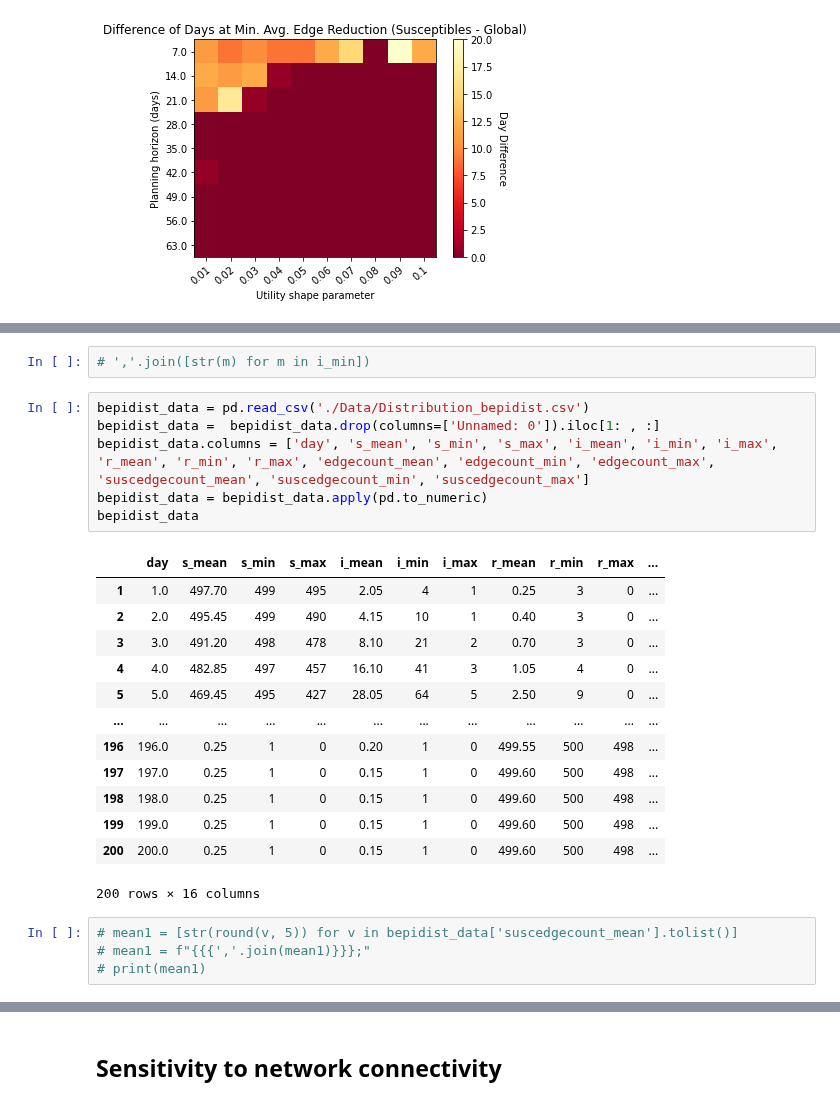
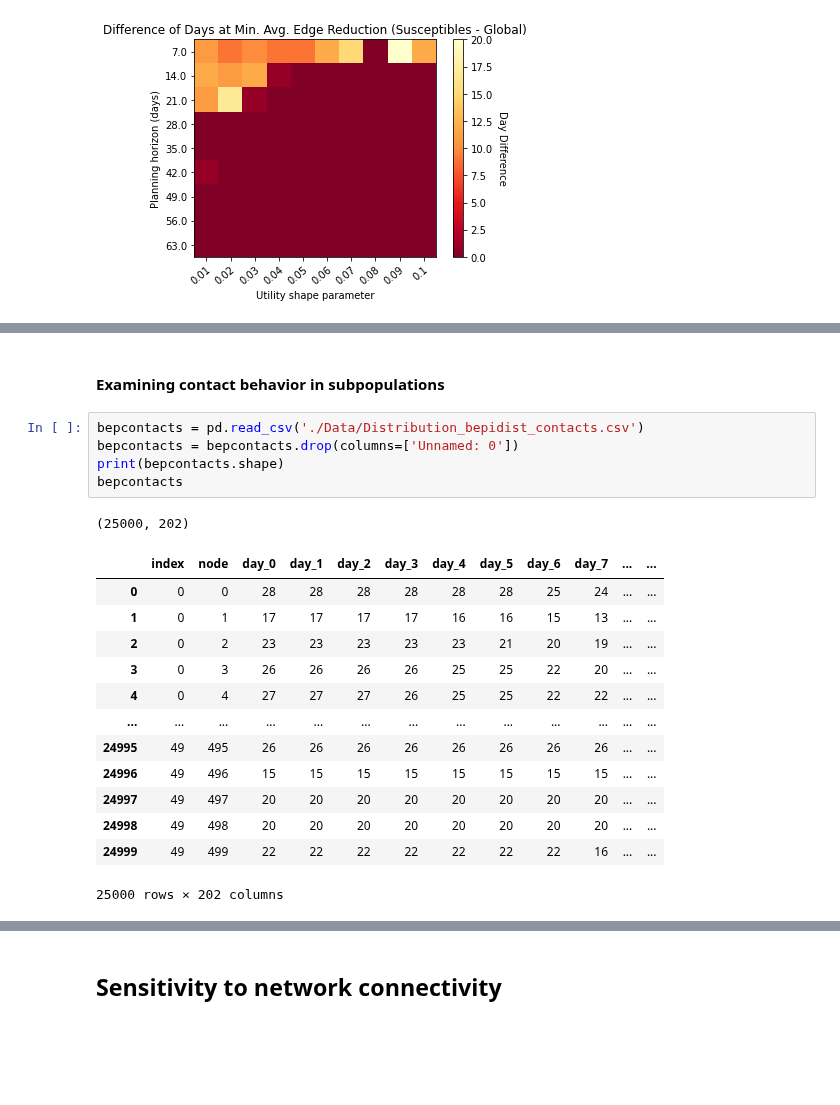
Before and after one commit to JimmyCalvoMonge/AdaptiveNetworks, a Jupyter notebook: network_experiments.ipynb, the cells around one changed output, grey strips where cells are left out. Cells and saved outputs as stored; diff of their text form; blank space fills up the shorter version.

```diff
--- a/network_experiments.ipynb
+++ b/network_experiments.ipynb
@@ -459,28 +475,22 @@ plt.show()
-# %%
-# ','.join([str(m) for m in i_min])
-# %%
-bepidist_data = pd.read_csv('./Data/Distribution_bepidist.csv')
-bepidist_data =  bepidist_data.drop(columns=['Unnamed: 0']).iloc[1: , :]
-bepidist_data.columns = ['day', 's_mean', 's_min', 's_max', 'i_mean', 'i_min', 'i_max',
-'r_mean', 'r_min', 'r_max', 'edgecount_mean', 'edgecount_min', 'edgecount_max',
-'suscedgecount_mean', 'suscedgecount_min', 'suscedgecount_max']
-bepidist_data = bepidist_data.apply(pd.to_numeric)
-bepidist_data
-# %% [output]
-|  | day | s_mean | s_min | s_max | i_mean | i_min | i_max | r_mean | r_min | r_max | ... |
-| 1 | 1.0 | 497.70 | 499 | 495 | 2.05 | 4 | 1 | 0.25 | 3 | 0 | ... |
-| 2 | 2.0 | 495.45 | 499 | 490 | 4.15 | 10 | 1 | 0.40 | 3 | 0 | ... |
-| 3 | 3.0 | 491.20 | 498 | 478 | 8.10 | 21 | 2 | 0.70 | 3 | 0 | ... |
-| 4 | 4.0 | 482.85 | 497 | 457 | 16.10 | 41 | 3 | 1.05 | 4 | 0 | ... |
-| 5 | 5.0 | 469.45 | 495 | 427 | 28.05 | 64 | 5 | 2.50 | 9 | 0 | ... |
-| ... | ... | ... | ... | ... | ... | ... | ... | ... | ... | ... | ... |
-| 196 | 196.0 | 0.25 | 1 | 0 | 0.20 | 1 | 0 | 499.55 | 500 | 498 | ... |
-| 197 | 197.0 | 0.25 | 1 | 0 | 0.15 | 1 | 0 | 499.60 | 500 | 498 | ... |
-| 198 | 198.0 | 0.25 | 1 | 0 | 0.15 | 1 | 0 | 499.60 | 500 | 498 | ... |
-| 199 | 199.0 | 0.25 | 1 | 0 | 0.15 | 1 | 0 | 499.60 | 500 | 498 | ... |
-| 200 | 200.0 | 0.25 | 1 | 0 | 0.15 | 1 | 0 | 499.60 | 500 | 498 | ... |
-200 rows × 16 columns
-# %%
-# mean1 = [str(round(v, 5)) for v in bepidist_data['suscedgecount_mean'].tolist()]
-# mean1 = f"{{{','.join(mean1)}}};"
-# print(mean1)
+# %% [markdown]
+#### Examining contact behavior in subpopulations
+# %%
+bepcontacts = pd.read_csv('./Data/Distribution_bepidist_contacts.csv')
+bepcontacts = bepcontacts.drop(columns=['Unnamed: 0'])
+print(bepcontacts.shape)
+bepcontacts
+# %% [output]
+(25000, 202)
+|  | index | node | day_0 | day_1 | day_2 | day_3 | day_4 | day_5 | day_6 | day_7 | ... | ... |
+| 0 | 0 | 0 | 28 | 28 | 28 | 28 | 28 | 28 | 25 | 24 | ... | ... |
+| 1 | 0 | 1 | 17 | 17 | 17 | 17 | 16 | 16 | 15 | 13 | ... | ... |
+| 2 | 0 | 2 | 23 | 23 | 23 | 23 | 23 | 21 | 20 | 19 | ... | ... |
+| 3 | 0 | 3 | 26 | 26 | 26 | 26 | 25 | 25 | 22 | 20 | ... | ... |
+| 4 | 0 | 4 | 27 | 27 | 27 | 26 | 25 | 25 | 22 | 22 | ... | ... |
+| ... | ... | ... | ... | ... | ... | ... | ... | ... | ... | ... | ... | ... |
+| 24995 | 49 | 495 | 26 | 26 | 26 | 26 | 26 | 26 | 26 | 26 | ... | ... |
+| 24996 | 49 | 496 | 15 | 15 | 15 | 15 | 15 | 15 | 15 | 15 | ... | ... |
+| 24997 | 49 | 497 | 20 | 20 | 20 | 20 | 20 | 20 | 20 | 20 | ... | ... |
+| 24998 | 49 | 498 | 20 | 20 | 20 | 20 | 20 | 20 | 20 | 20 | ... | ... |
+| 24999 | 49 | 499 | 22 | 22 | 22 | 22 | 22 | 22 | 22 | 16 | ... | ... |
+25000 rows × 202 columns
```
Also changed, not shown: parts of 23 cells of this notebook, 2 other files.
